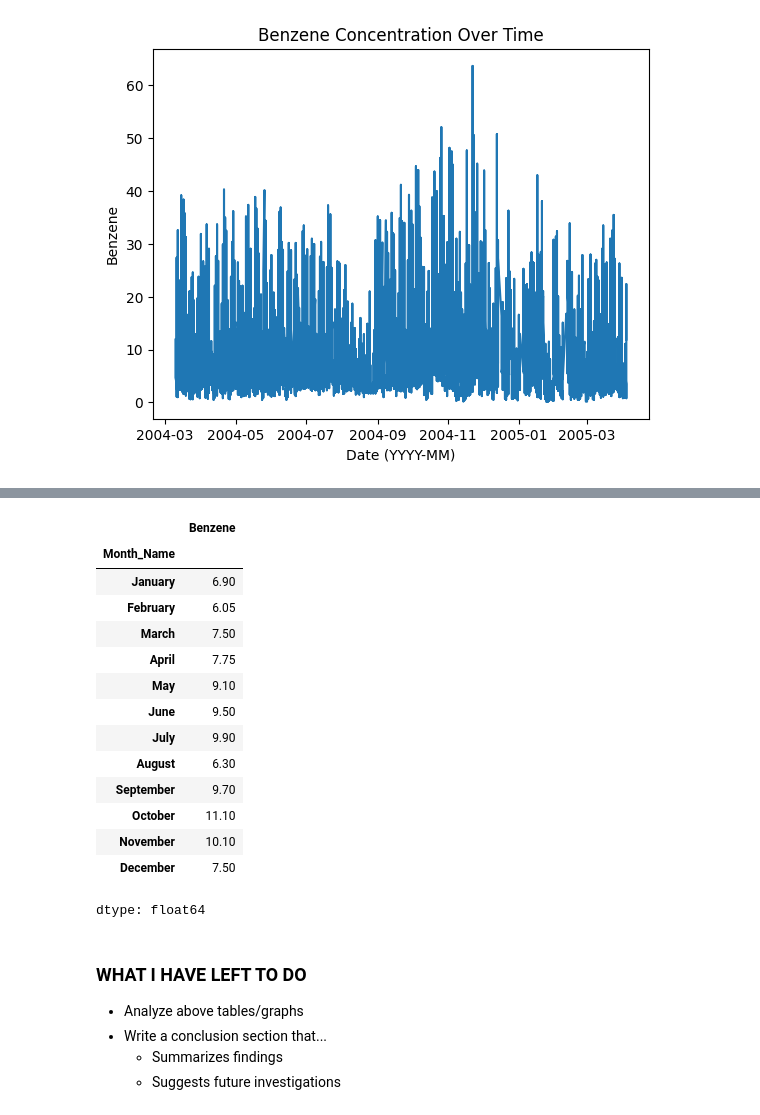
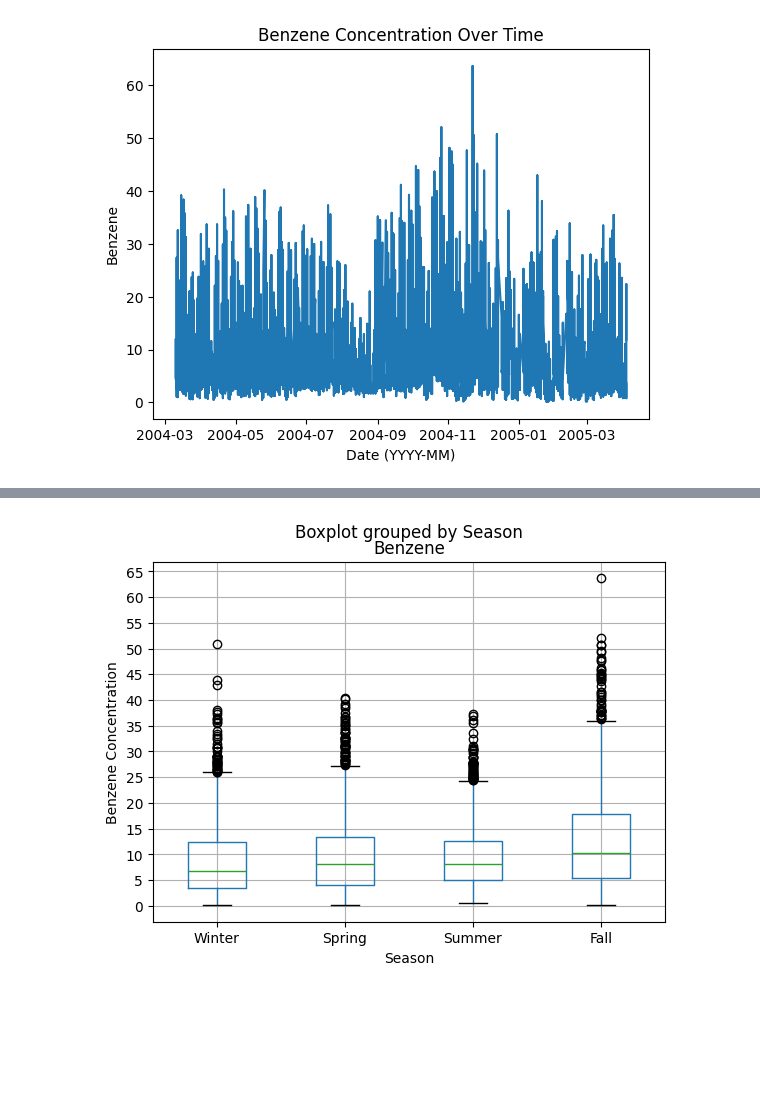
Before and after one commit to plindma/ST-554-Project1, a Jupyter notebook: Task2/ST554Project1Task2_Loring.ipynb, the cells around one changed output, grey strips where cells are left out. Saved outputs shown, nothing was run; the diff lists cells and outputs as text; code cells hidden in the pictures; blank space fills up the shorter version.

```diff
--- a/Task2/ST554Project1Task2_Loring.ipynb
+++ b/Task2/ST554Project1Task2_Loring.ipynb
@@ -448,24 +434,7 @@ dtype: float64
-# %%
-air_qual_sub.groupby("Month_Name", observed=True)["Benzene"].median()
-# %% [output]
-|  | Benzene |
-| Month_Name |  |
-| January | 6.90 |
-| February | 6.05 |
-| March | 7.50 |
-| April | 7.75 |
-| May | 9.10 |
-| June | 9.50 |
-| July | 9.90 |
-| August | 6.30 |
-| September | 9.70 |
-| October | 11.10 |
-| November | 10.10 |
-| December | 7.50 |
-dtype: float64
-# %% [markdown]
-### **WHAT I HAVE LEFT TO DO**
-- Analyze above tables/graphs
-- Write a conclusion section that...
-    - Summarizes findings
-    - Suggests future investigations
+# %%
+air_qual_sub.boxplot(column = ["Benzene"], by = "Season")
+plt.ylabel("Benzene Concentration")
+plt.yticks([0, 5, 10, 15, 20, 25, 30, 35, 40, 45, 50, 55, 60, 65])
+plt.show() #eliminates printed text output regarding the use of plt.yticks
+# %% [output]
+[figure, added]
```
Also changed, not shown: parts of 11 cells of this notebook.
